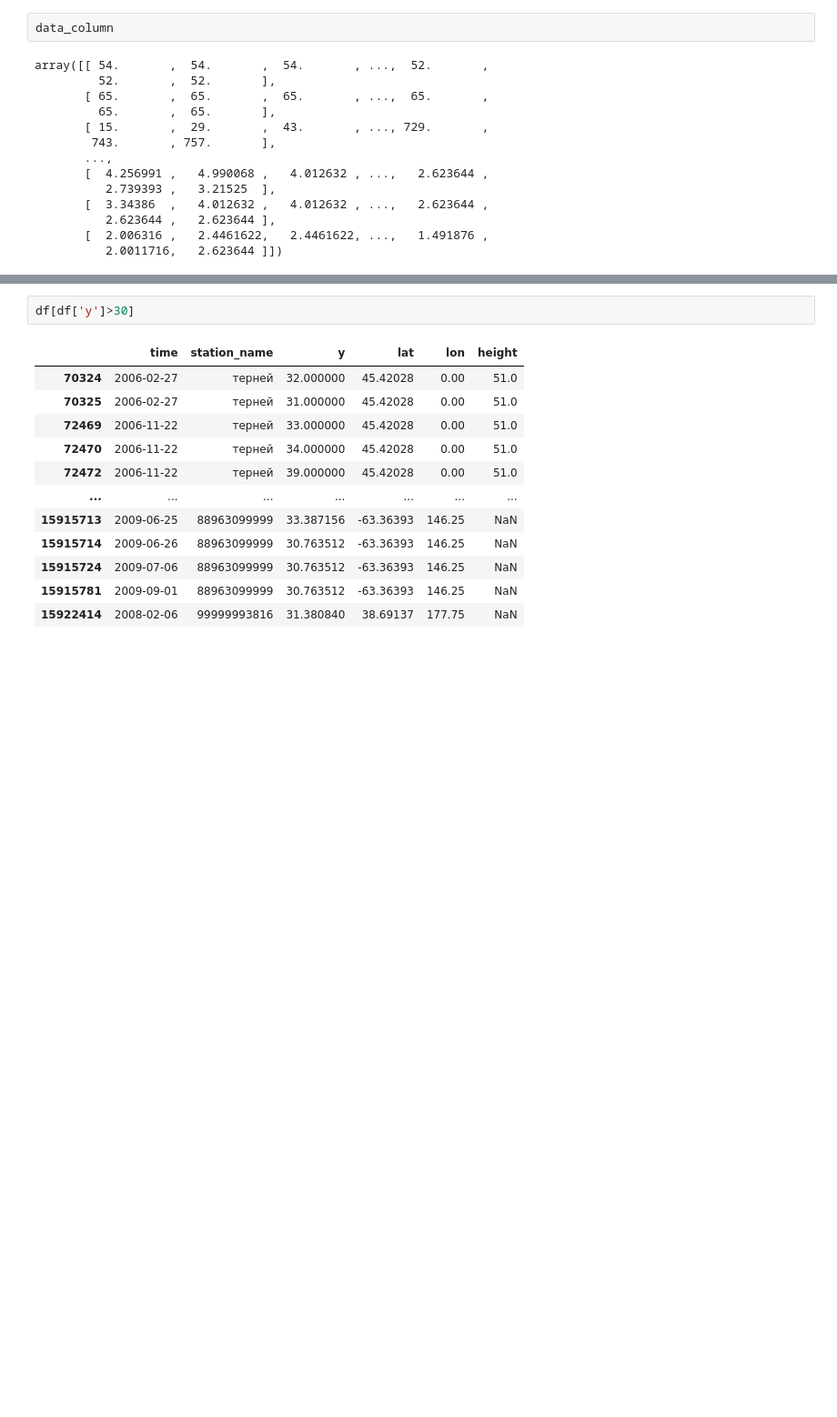
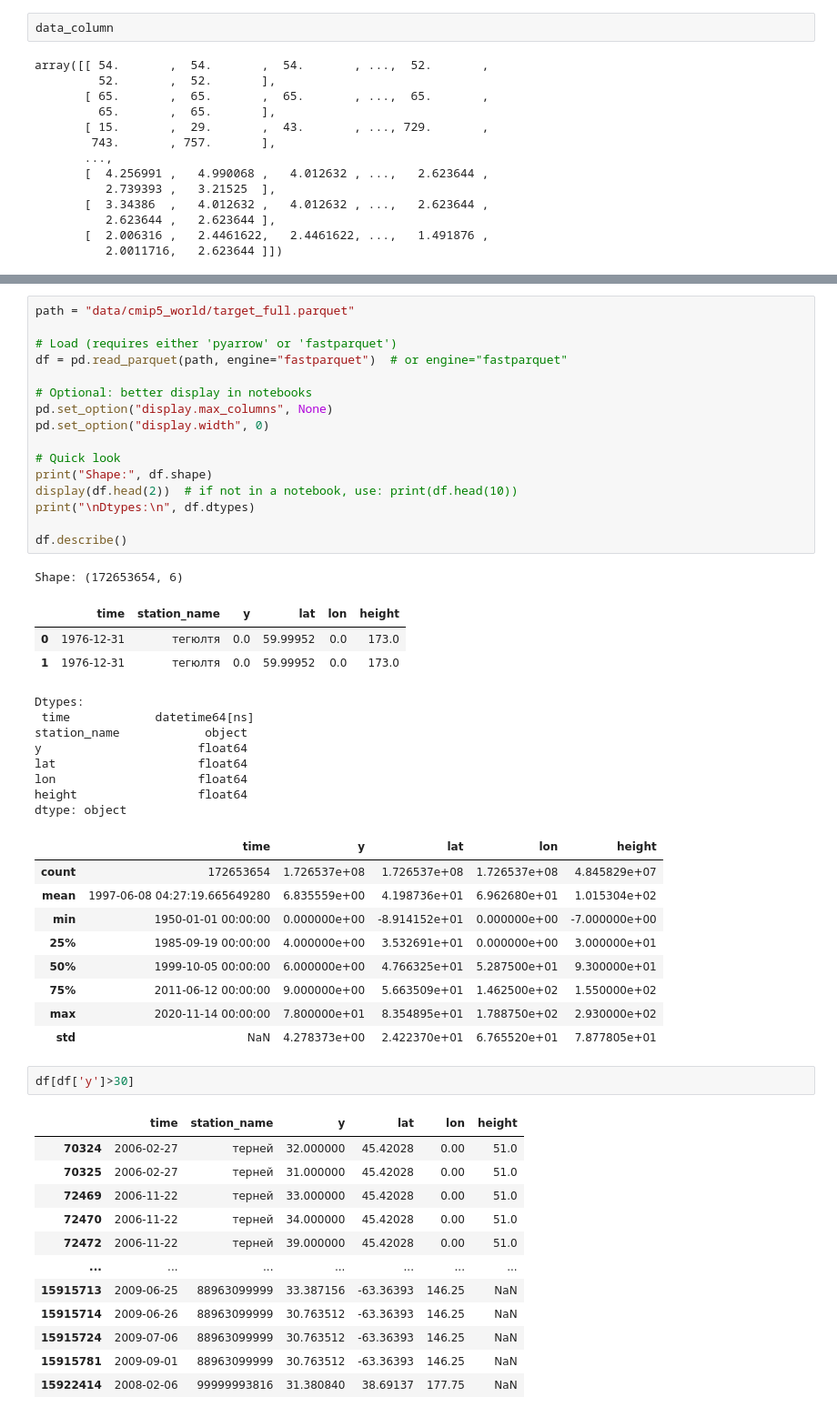
Before and after one commit to yeahartem/storm_prediction, a Jupyter notebook: data_check.ipynb, the cells around one changed output, grey strips where cells are left out. Shown at 91% size. Drawn from its saved outputs; the diff is of its cells as text; blank space fills up the shorter version.

```diff
--- a/data_check.ipynb
+++ b/data_check.ipynb
@@ -122,3 +193,41 @@ dtype: object
+# %%
+path = "data/cmip5_world/target_full.parquet"
+
+# Load (requires either 'pyarrow' or 'fastparquet')
+df = pd.read_parquet(path, engine="fastparquet")  # or engine="fastparquet"
+
+# Optional: better display in notebooks
+pd.set_option("display.max_columns", None)
+pd.set_option("display.width", 0)
+
+# Quick look
+print("Shape:", df.shape)
+display(df.head(2))  # if not in a notebook, use: print(df.head(10))
+print("\nDtypes:\n", df.dtypes)
+
+df.describe()
+# %% [output]
+Shape: (172653654, 6)
+|  | time | station_name | y | lat | lon | height |
+| 0 | 1976-12-31 | тегюлтя | 0.0 | 59.99952 | 0.0 | 173.0 |
+| 1 | 1976-12-31 | тегюлтя | 0.0 | 59.99952 | 0.0 | 173.0 |
+Dtypes:
+ time            datetime64[ns]
+station_name            object
+y                      float64
+lat                    float64
+lon                    float64
+height                 float64
+dtype: object
+|  | time | y | lat | lon | height |
+| count | 172653654 | 1.726537e+08 | 1.726537e+08 | 1.726537e+08 | 4.845829e+07 |
+| mean | 1997-06-08 04:27:19.665649280 | 6.835559e+00 | 4.198736e+01 | 6.962680e+01 | 1.015304e+02 |
+| min | 1950-01-01 00:00:00 | 0.000000e+00 | -8.914152e+01 | 0.000000e+00 | -7.000000e+00 |
+| 25% | 1985-09-19 00:00:00 | 4.000000e+00 | 3.532691e+01 | 0.000000e+00 | 3.000000e+01 |
+| 50% | 1999-10-05 00:00:00 | 6.000000e+00 | 4.766325e+01 | 5.287500e+01 | 9.300000e+01 |
+| 75% | 2011-06-12 00:00:00 | 9.000000e+00 | 5.663509e+01 | 1.462500e+02 | 1.550000e+02 |
+| max | 2020-11-14 00:00:00 | 7.800000e+01 | 8.354895e+01 | 1.788750e+02 | 2.930000e+02 |
+| std | NaN | 4.278373e+00 | 2.422370e+01 | 6.765520e+01 | 7.877805e+01 |
 # %%
 df[df['y']>30]
 # %% [output]
```
Also changed, not shown: parts of 6 cells of this notebook, 4 other files.
